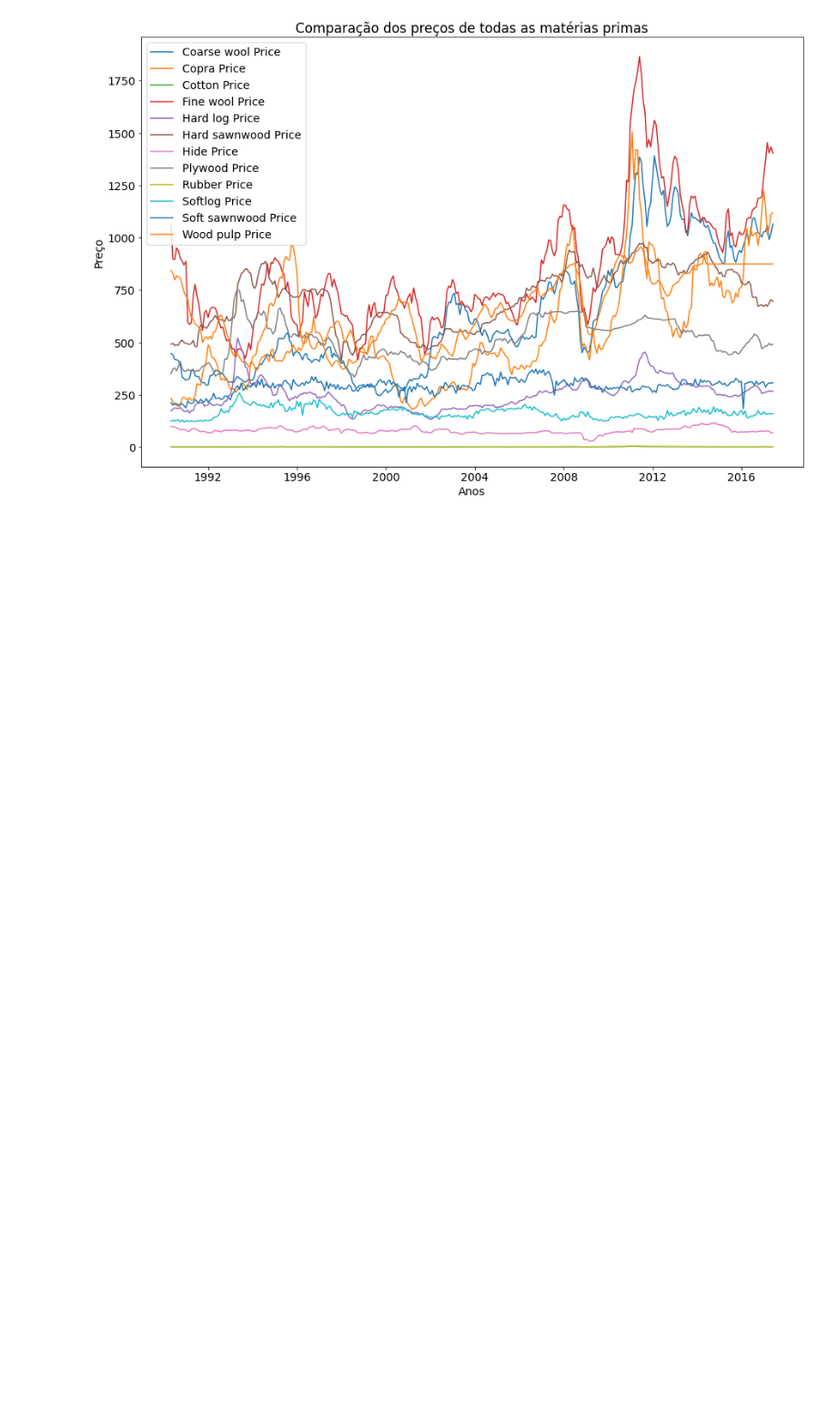
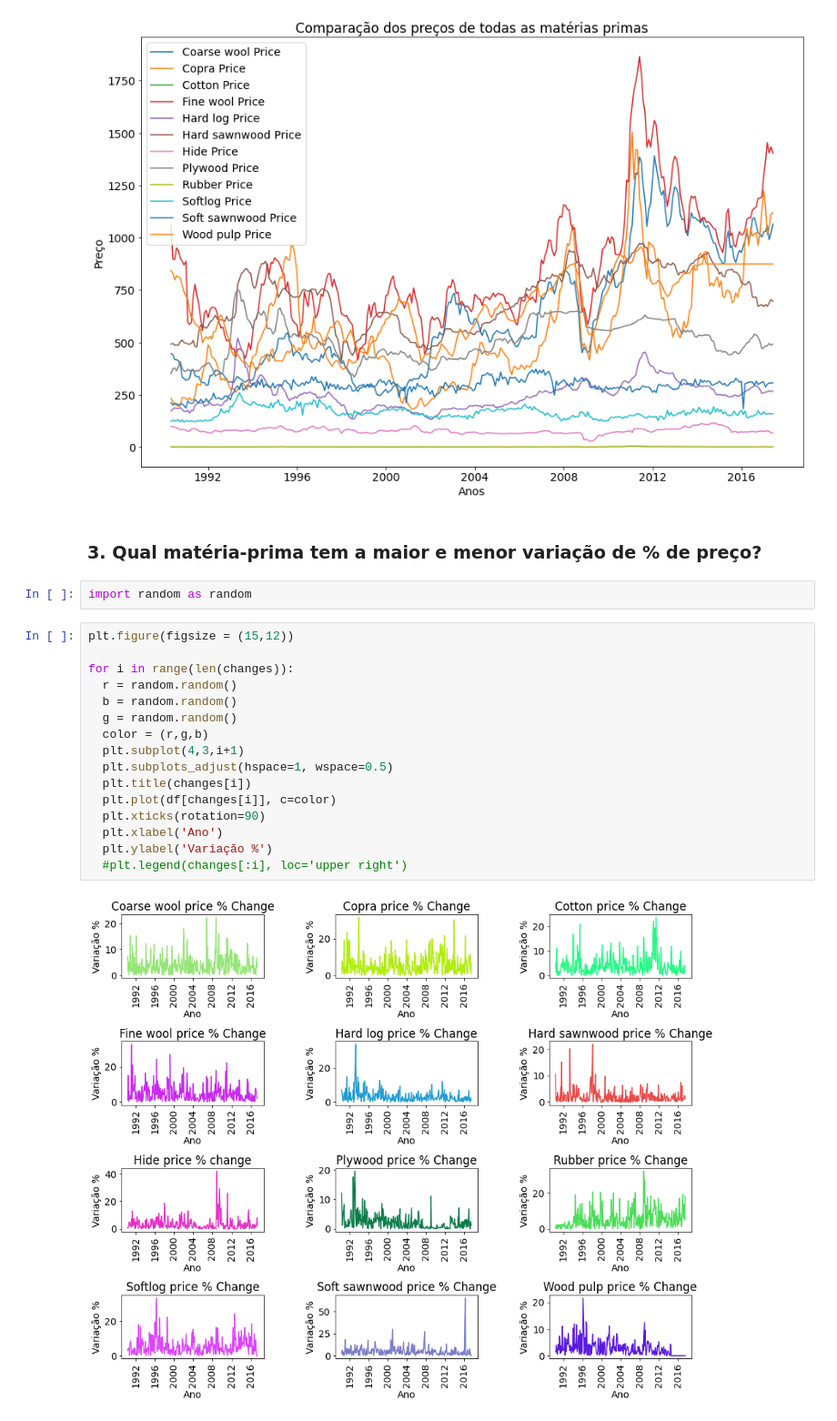
Before and after one commit to RaulOAlves/Agricultural_Raw_Material_prices_-1990_2020-, a Jupyter notebook: Agricultural_Raw_Material_prices_(1990_2020).ipynb, the cells around one changed output. Shown at 91% size. Saved outputs shown, nothing was run; the diff lists cells and outputs as text; blank space fills up the shorter version.

```diff
--- a/Agricultural_Raw_Material_prices_(1990_2020).ipynb
+++ b/Agricultural_Raw_Material_prices_(1990_2020).ipynb
@@ -323,3 +324,25 @@ plt.legend(prices, loc='upper left')
 # %% [output]
 <matplotlib.legend.Legend at 0x...>
 [figure]
+# %% [markdown]
+### **3. Qual matéria-prima tem a maior e menor variação de % de preço?**
+# %%
+import random as random
+# %%
+plt.figure(figsize = (15,12))
+
+for i in range(len(changes)):
+  r = random.random()
+  b = random.random()
+  g = random.random()
+  color = (r,g,b)
+  plt.subplot(4,3,i+1)
+  plt.subplots_adjust(hspace=1, wspace=0.5)
+  plt.title(changes[i])
+  plt.plot(df[changes[i]], c=color)
+  plt.xticks(rotation=90)
+  plt.xlabel('Ano')
+  plt.ylabel('Variação %')
+  #plt.legend(changes[:i], loc='upper right')
+# %% [output]
+[figure, added]
```
Also changed, not shown: parts of 4 cells of this notebook.
